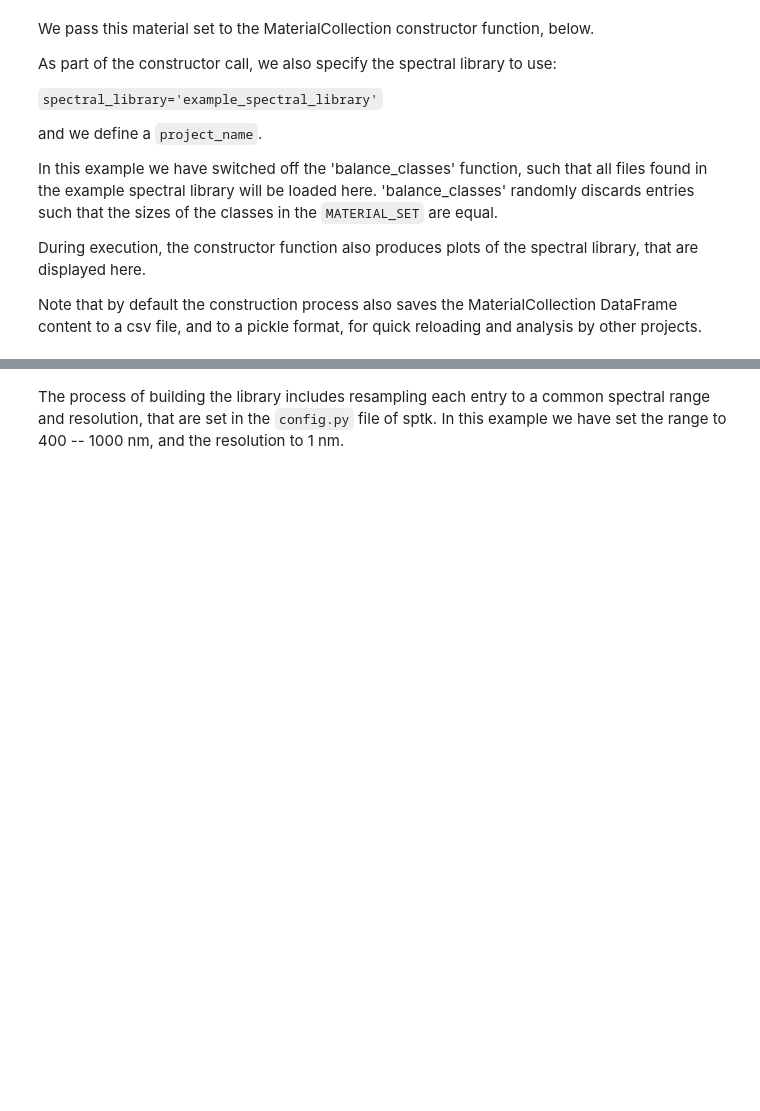
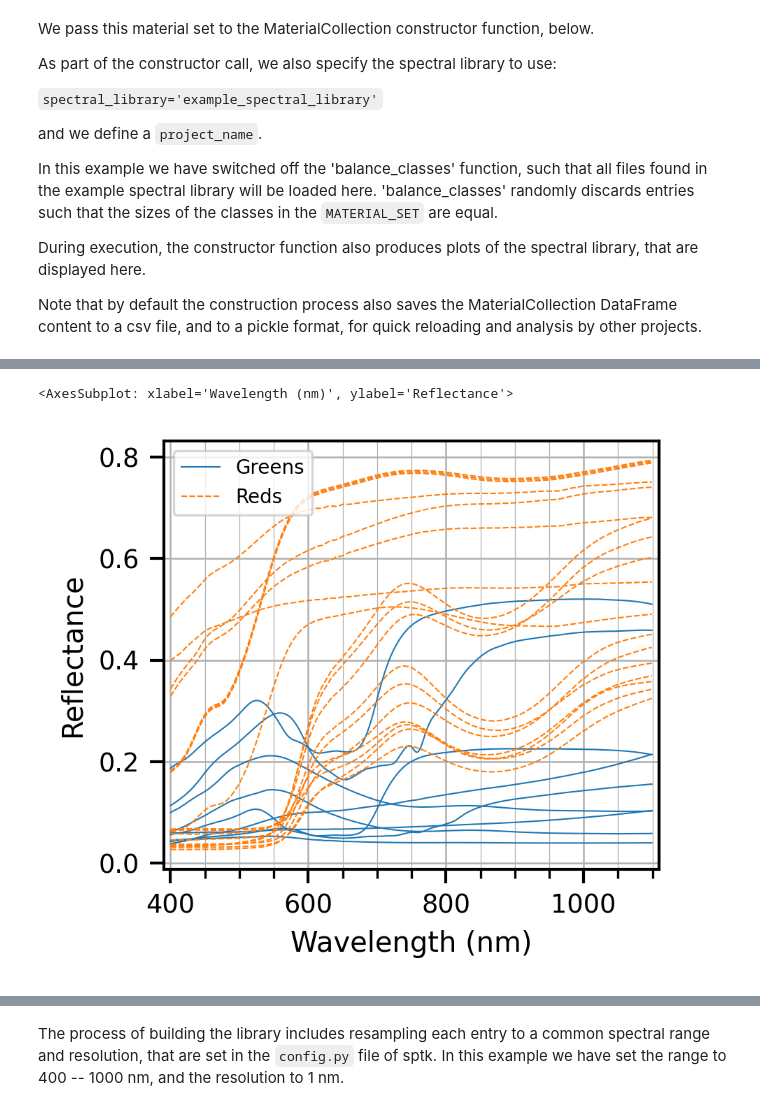
Before and after one commit to rbstabbins/sptk, a Jupyter notebook: examples/material_collection_example.ipynb, the cells around one changed output, grey strips where cells are left out. Cells and saved outputs as stored; diff of their text form; code cells hidden in the pictures; blank space fills up the shorter version.

```diff
--- a/examples/material_collection_example.ipynb
+++ b/examples/material_collection_example.ipynb
@@ -144,0 +142,5 @@ Exporting the Material Collection to CSV and Pickle formats...
+# %%
+matcol.plot_profiles(categories_only=True)
+# %% [output]
+<AxesSubplot: xlabel='Wavelength (nm)', ylabel='Reflectance'>
+[figure, added]
```
Also changed, not shown: parts of 5 cells of this notebook.
